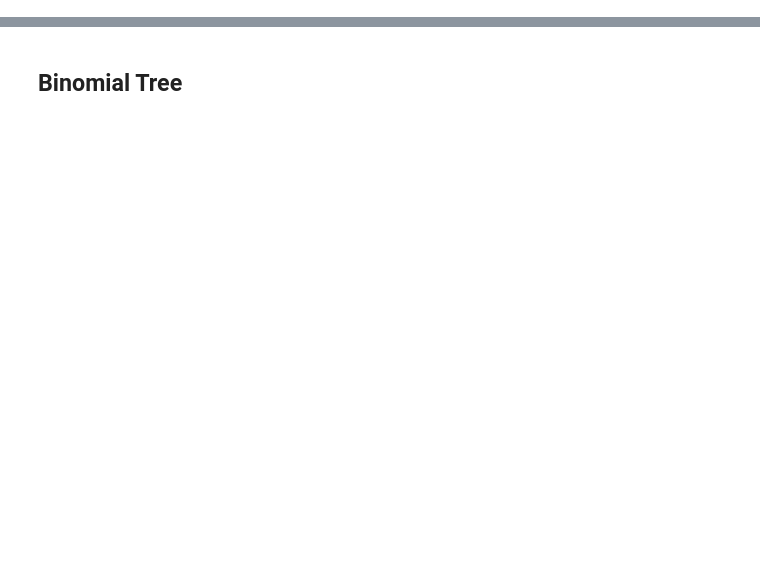
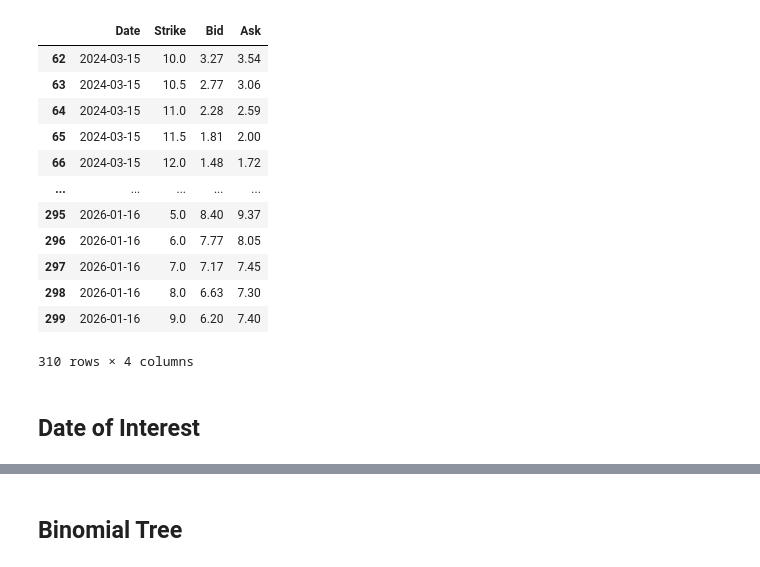
Before and after one commit to genzstrategy/trading, a Jupyter notebook: options/call-price-eval.ipynb, the cells around one changed output, grey strips where cells are left out. Saved outputs shown, nothing was run; the diff lists cells and outputs as text; code cells hidden in the pictures; blank space fills up the shorter version.

```diff
--- a/options/call-price-eval.ipynb
+++ b/options/call-price-eval.ipynb
@@ -96,0 +5,74 @@ See the caveats in the documentation: https://pandas.pydata.org/pandas-docs/stab
+# %%
+import requests
+from bs4 import BeautifulSoup
+import json
+import pandas as pd
+
+# URL of the page
+url = 'https://www.m-x.ca/en/trading/data/quotes?symbol=BTCC*'
+
+# Send a GET request to the URL
+response = requests.get(url)
+
+# Parse the HTML content of the page
+soup = BeautifulSoup(response.text, 'html.parser')
+
+# Find the table
+table = soup.find('tbody', {'class': 'text-right nowrap'})
+
+# Initialize an empty list to store the data
+options_data = []
+
+# Check if the table is found
+if table:
+    # Iterate over each row in the table
+    for row in table.find_all('tr'):
+        try:
+            # Extract data for each attribute, with error handling
+            strike_price = row.find('td', class_='strike_price').text.strip()
+            call_bid_price = row.find('td', class_='call bid_price').text.strip()
+            call_ask_price = row.find('td', class_='call ask_price').text.strip()
+
+            # Extract expiry date from the data-row attribute
+            data_row = json.loads(row['data-row'].replace('&quot;', '"'))
+            expiry_date = data_row['call']['expiry_date'] if 'call' in data_row else 'N/A'
+
+            # Append the data to the list
+            options_data.append({
+                'Date': expiry_date,
+                'Strike': strike_price,
+                'Bid': call_bid_price,
+                'Ask': call_ask_price
+            })
+        except (AttributeError, KeyError, json.JSONDecodeError) as e:
+            print(f"Error extracting data from row: {e}")
+else:
+    print("Table not found.")
+
+# Convert the list to a DataFrame
+df = pd.DataFrame(options_data)
+
+# Convert 'Expiry Date' to datetime and sort by it
+df['Date'] = pd.to_datetime(df['Date'])
+df.sort_values(by=['Date', 'Strike'], inplace=True)
+
+# Convert 'Strike' and 'Ask' columns to numeric (float)
+df['Strike'] = pd.to_numeric(df['Strike'], errors='coerce')
+df['Ask'] = pd.to_numeric(df['Ask'], errors='coerce')
+df
+# %% [output]
+|  | Date | Strike | Bid | Ask |
+| 62 | 2024-03-15 | 10.0 | 3.27 | 3.54 |
+| 63 | 2024-03-15 | 10.5 | 2.77 | 3.06 |
+| 64 | 2024-03-15 | 11.0 | 2.28 | 2.59 |
+| 65 | 2024-03-15 | 11.5 | 1.81 | 2.00 |
+| 66 | 2024-03-15 | 12.0 | 1.48 | 1.72 |
+| ... | ... | ... | ... | ... |
+| 295 | 2026-01-16 | 5.0 | 8.40 | 9.37 |
+| 296 | 2026-01-16 | 6.0 | 7.77 | 8.05 |
+| 297 | 2026-01-16 | 7.0 | 7.17 | 7.45 |
+| 298 | 2026-01-16 | 8.0 | 6.63 | 7.30 |
+| 299 | 2026-01-16 | 9.0 | 6.20 | 7.40 |
+310 rows × 4 columns
+# %% [markdown]
+## Date of Interest
```
Also changed, not shown: parts of 20 cells of this notebook, 6 other files.
